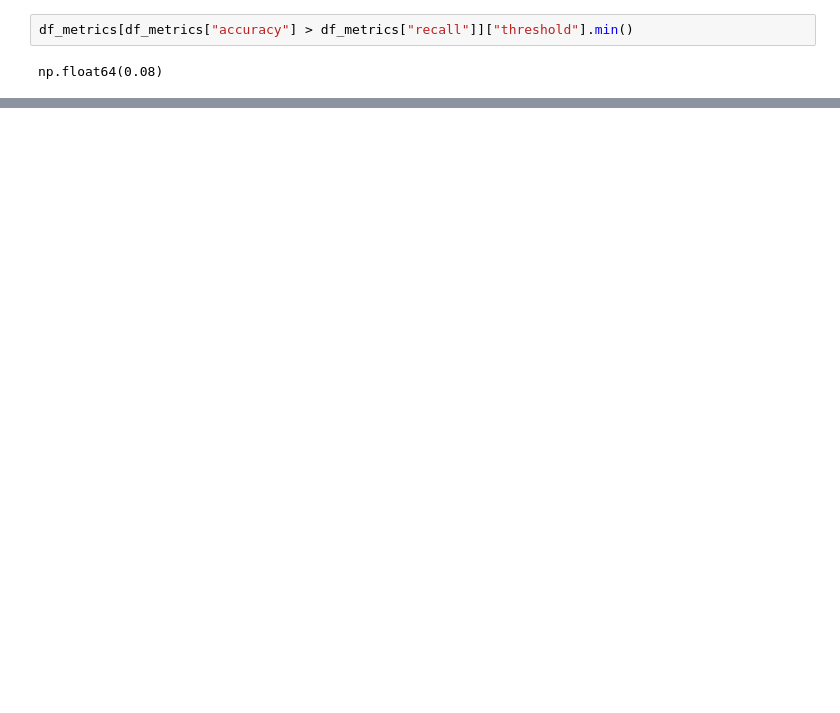
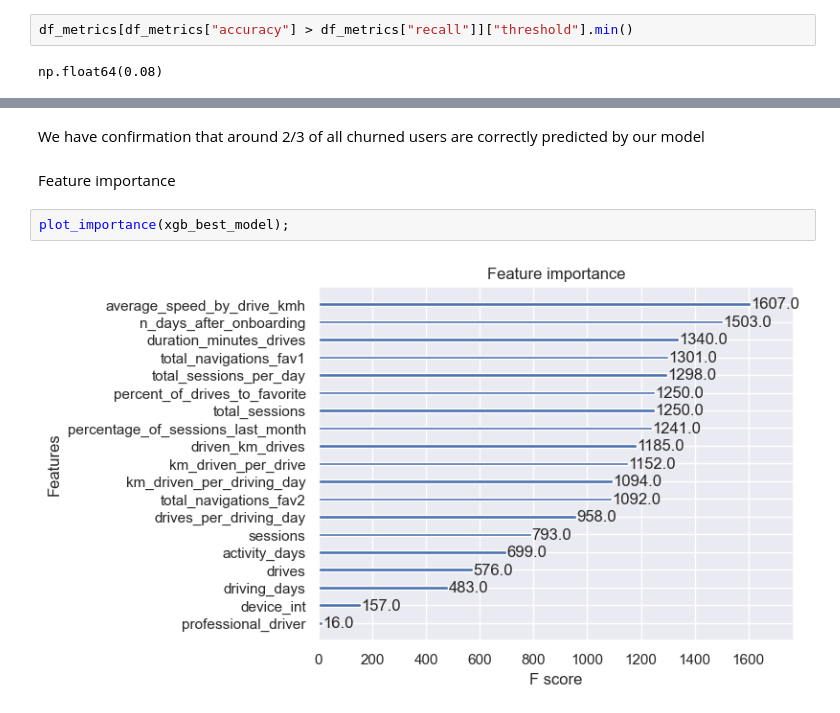
Before and after one commit to Damian-oo/Customer-Churn-Prediction-Waze-app, a Jupyter notebook: Waze Churn Project_full.ipynb, the cells around one changed output, grey strips where cells are left out. Drawn from its saved outputs; the diff is of its cells as text; blank space fills up the shorter version.

```diff
--- a/Waze Churn Project_full.ipynb
+++ b/Waze Churn Project_full.ipynb
@@ -1912,0 +1941,8 @@ df_metrics[df_metrics["threshold"] == 0.08]
+# %% [markdown]
+We have confirmation that around 2/3 of all churned users are correctly predicted by our model
+# %% [markdown]
+Feature importance
+# %%
+plot_importance(xgb_best_model);
+# %% [output]
+[figure, added]
```
Also changed, not shown: parts of 37 cells of this notebook.
